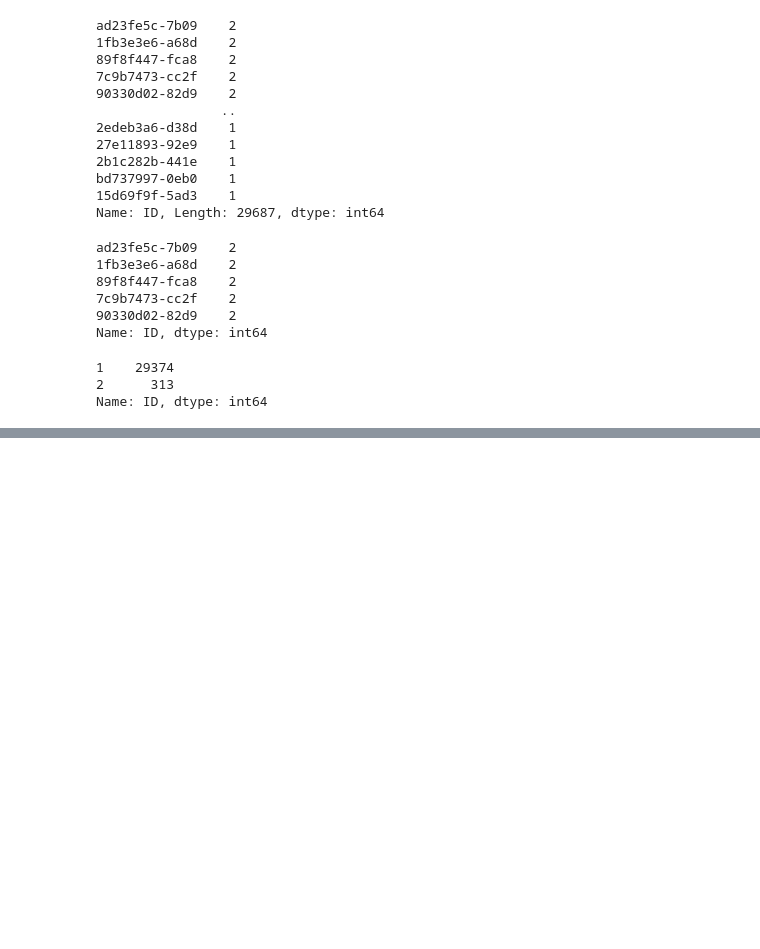
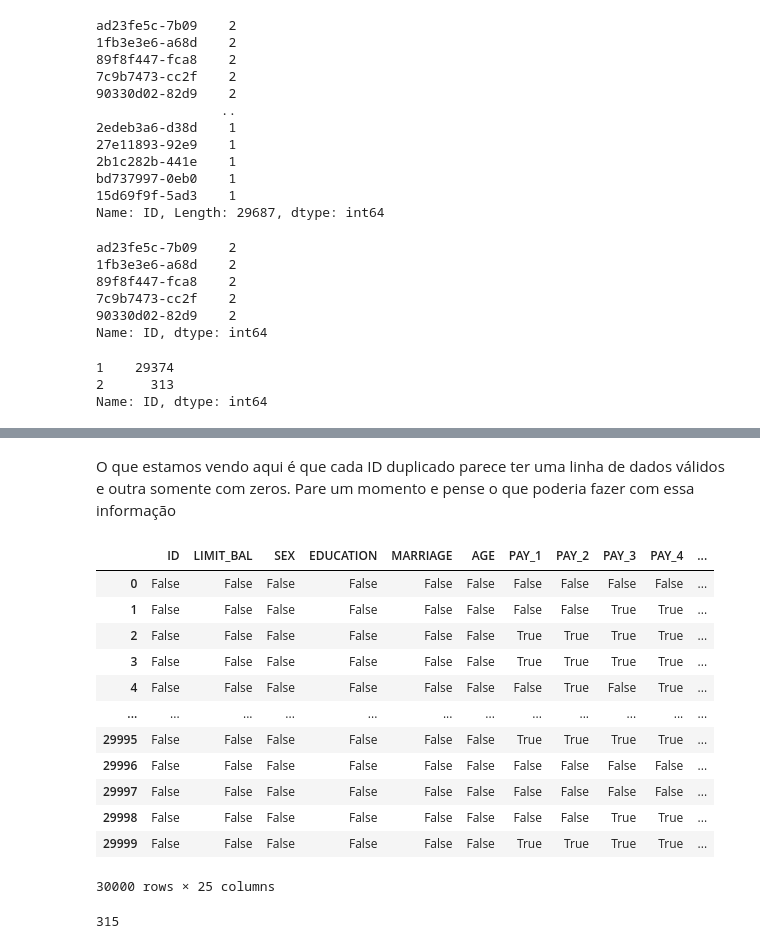
Before and after one commit to novais04/DS_projects, a Jupyter notebook: src/Limite de Credito.ipynb, the cells around one changed output, grey strips where cells are left out. Cells and saved outputs as stored; diff of their text form; code cells hidden in the pictures; blank space fills up the shorter version.

```diff
--- a/src/Limite de Credito.ipynb
+++ b/src/Limite de Credito.ipynb
@@ -132,0 +225,24 @@ Name: ID, dtype: int64
+# %% [markdown]
+O que estamos vendo aqui é que cada ID duplicado parece ter uma linha de dados válidos e outra somente com zeros. Pare um momento e pense o que poderia fazer com essa informação
+# %%
+df_zero_mask = df == 0
+df_zero_mask
+# %% [output]
+|  | ID | LIMIT_BAL | SEX | EDUCATION | MARRIAGE | AGE | PAY_1 | PAY_2 | PAY_3 | PAY_4 | ... |
+| 0 | False | False | False | False | False | False | False | False | False | False | ... |
+| 1 | False | False | False | False | False | False | False | False | True | True | ... |
+| 2 | False | False | False | False | False | False | True | True | True | True | ... |
+| 3 | False | False | False | False | False | False | True | True | True | True | ... |
+| 4 | False | False | False | False | False | False | False | True | False | True | ... |
+| ... | ... | ... | ... | ... | ... | ... | ... | ... | ... | ... | ... |
+| 29995 | False | False | False | False | False | False | True | True | True | True | ... |
+| 29996 | False | False | False | False | False | False | False | False | False | False | ... |
+| 29997 | False | False | False | False | False | False | False | False | False | False | ... |
+| 29998 | False | False | False | False | False | False | False | False | True | True | ... |
+| 29999 | False | False | False | False | False | False | True | True | True | True | ... |
+30000 rows × 25 columns
+# %%
+feature_zero_mask = df_zero_mask.iloc[:,1:].all(axis=1)
+sum(feature_zero_mask)
+# %% [output]
+315
```
Also changed, not shown: parts of 23 cells of this notebook, 5 other files.
